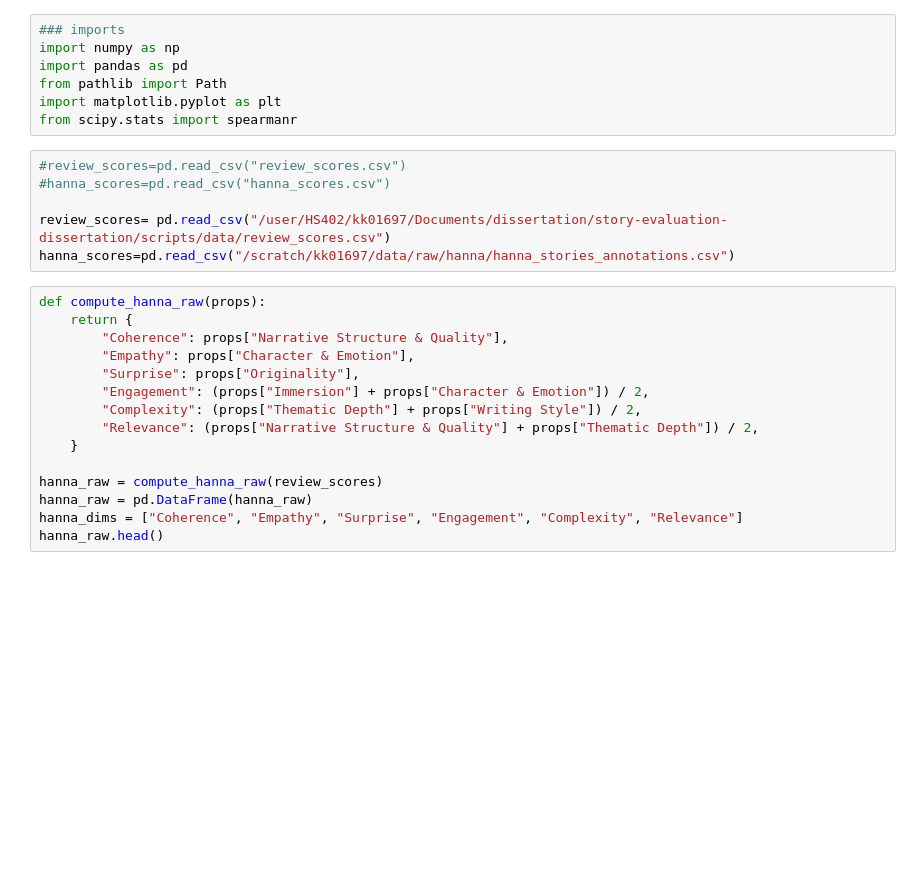
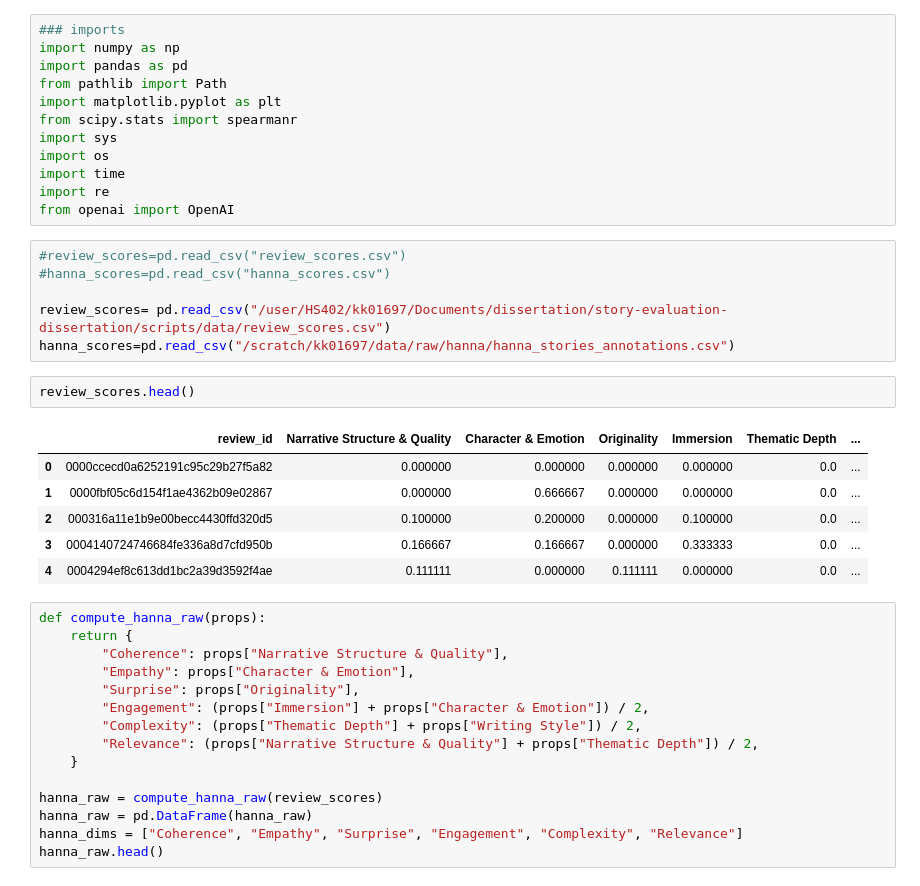
Before and after one commit to khwezikunene/story-evaluation-dissertation, a Jupyter notebook: notebooks/objective1/03_hanna_validate.ipynb, the cells around one changed output. Saved outputs shown, nothing was run; the diff lists cells and outputs as text; blank space fills up the shorter version.

```diff
--- a/notebooks/objective1/03_hanna_validate.ipynb
+++ b/notebooks/objective1/03_hanna_validate.ipynb
@@ -5,12 +5,26 @@ import pandas as pd
 from pathlib import Path
 import matplotlib.pyplot as plt
 from scipy.stats import spearmanr
+import sys
+import os
+import time
+import re
+from openai import OpenAI
 # %%
 #review_scores=pd.read_csv("review_scores.csv")
 #hanna_scores=pd.read_csv("hanna_scores.csv")
 
 review_scores= pd.read_csv("/user/HS402/kk01697/Documents/dissertation/story-evaluation-dissertation/scripts/data/review_scores.csv")
 hanna_scores=pd.read_csv("/scratch/kk01697/data/raw/hanna/hanna_stories_annotations.csv")
+# %%
+review_scores.head()
+# %% [output]
+|  | review_id | Narrative Structure & Quality | Character & Emotion | Originality | Immersion | Thematic Depth | ... |
+| 0 | 0000ccecd0a6252191c95c29b27f5a82 | 0.000000 | 0.000000 | 0.000000 | 0.000000 | 0.0 | ... |
+| 1 | 0000fbf05c6d154f1ae4362b09e02867 | 0.000000 | 0.666667 | 0.000000 | 0.000000 | 0.0 | ... |
+| 2 | 000316a11e1b9e00becc4430ffd320d5 | 0.100000 | 0.200000 | 0.000000 | 0.100000 | 0.0 | ... |
+| 3 | 0004140724746684fe336a8d7cfd950b | 0.166667 | 0.166667 | 0.000000 | 0.333333 | 0.0 | ... |
+| 4 | 0004294ef8c613dd1bc2a39d3592f4ae | 0.111111 | 0.000000 | 0.111111 | 0.000000 | 0.0 | ... |
 # %%
 def compute_hanna_raw(props):
     return {
```
Also changed, not shown: parts of 5 cells of this notebook.
